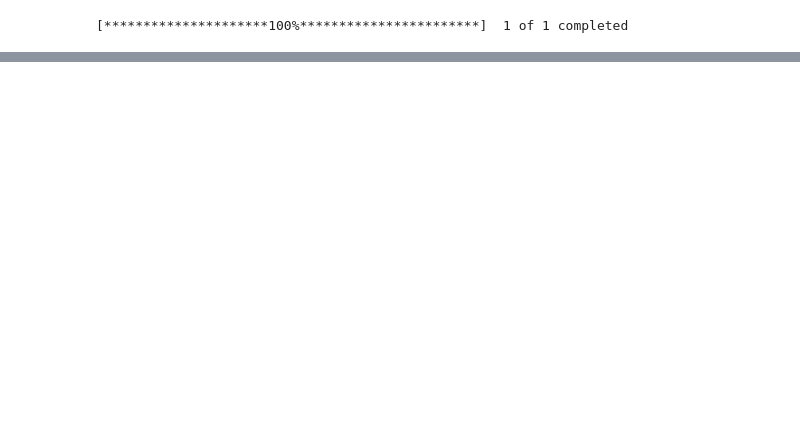
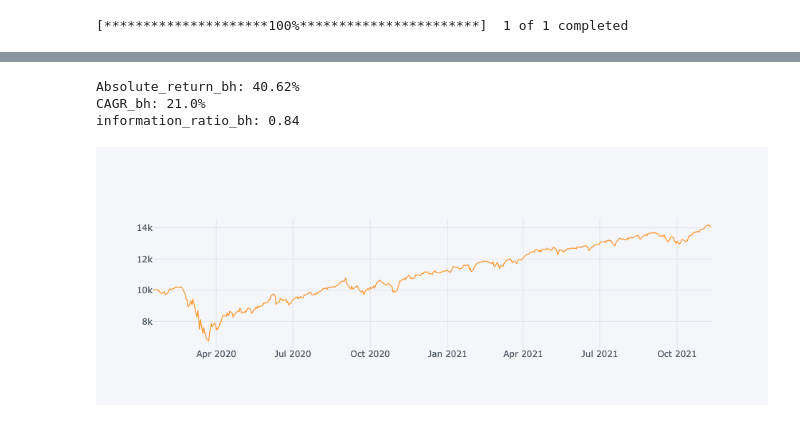
Before and after one commit to lamaalabdalaal/W5C2, a Jupyter notebook: W5C2_template.ipynb, the cells around one changed output, grey strips where cells are left out. Cells and saved outputs as stored; diff of their text form; code cells hidden in the pictures; blank space fills up the shorter version.

```diff
--- a/W5C2_template.ipynb
+++ b/W5C2_template.ipynb
@@ -148,14 +157,23 @@ IndexError: only integers, slices (`:`), ellipsis (`...`), numpy.newaxis (`None`
 # %%
-#Todo:
 # Calculate the Absolute Return of a buy-and-hold strategy in the same period
-absolute_return_bh = #Todo
+Absolute_return_bh = (((result_df.Close.iloc[-1]) - result_df.Open.iloc[0])/result_df.Open.iloc[0])*100
+print(f"Absolute_return_bh: {np.round(Absolute_return_bh,2)}% ")
+
 # Calculate the CAGR or our trend-following trading strategy
-CAGR_bh = #Todo
+CAGR_bh = ((result_df.Close.iloc[-1]/result_df.Open.iloc[0])**(252/len(df)))-1
+print(f"CAGR_bh: {(np.round(CAGR_bh,2)*100)}%")
+
 # Calculate the IR (Sharpe without RF-rate) of our trend-following trading strategy
-information_ratio_bh = #Todo
+information_ratio_bh = (result_df.Close.pct_change().mean()/result_df.Close.pct_change().std())*((252**0.5))
+print(f"information_ratio_bh: {np.round(information_ratio_bh,2)}")
 
 #Plot the equity curve (hint: use 'close' returns and your initial capital value to generate an equity curve)
-# Todo
+((result_df.Close.pct_change().dropna()+1).cumprod()*10000).iplot()
+# %% [output]
+Absolute_return_bh: 40.62%
+CAGR_bh: 21.0%
+information_ratio_bh: 0.84
+[figure, added]
 # %%
 #Todo - optional, below:
 # Copy any of the code from above to new cells below, and see how changing the symbol, dates and trend parameters changes the performance
```
Also changed, not shown: parts of 8 cells of this notebook.
